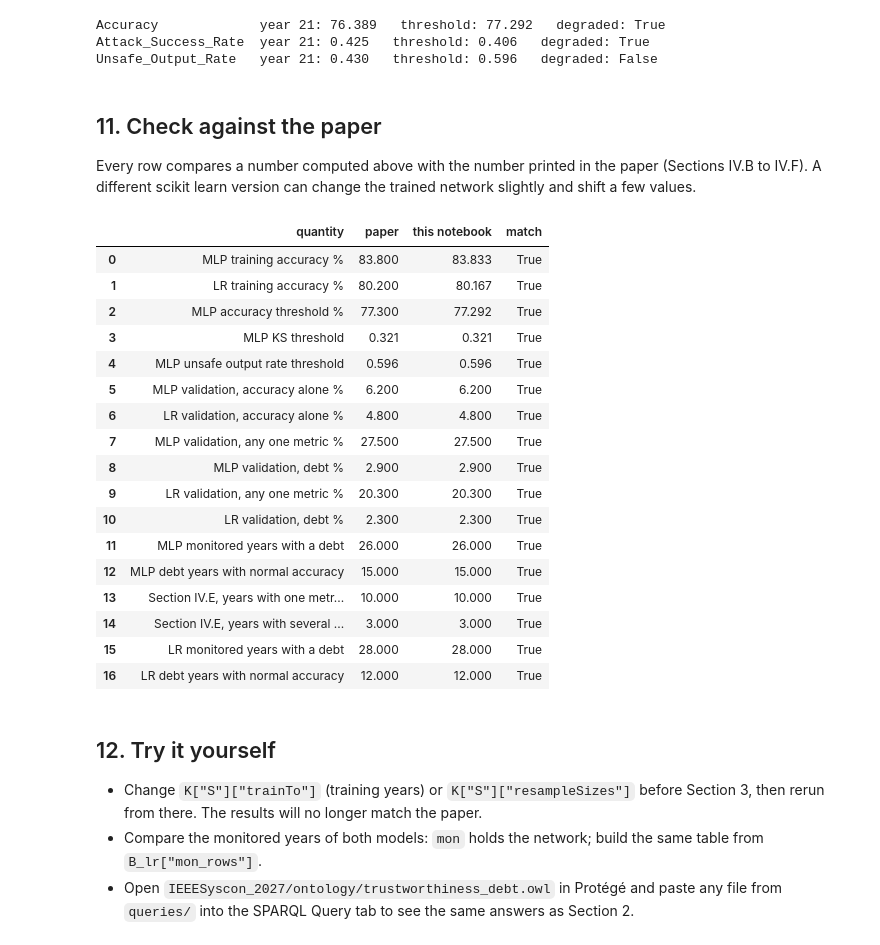
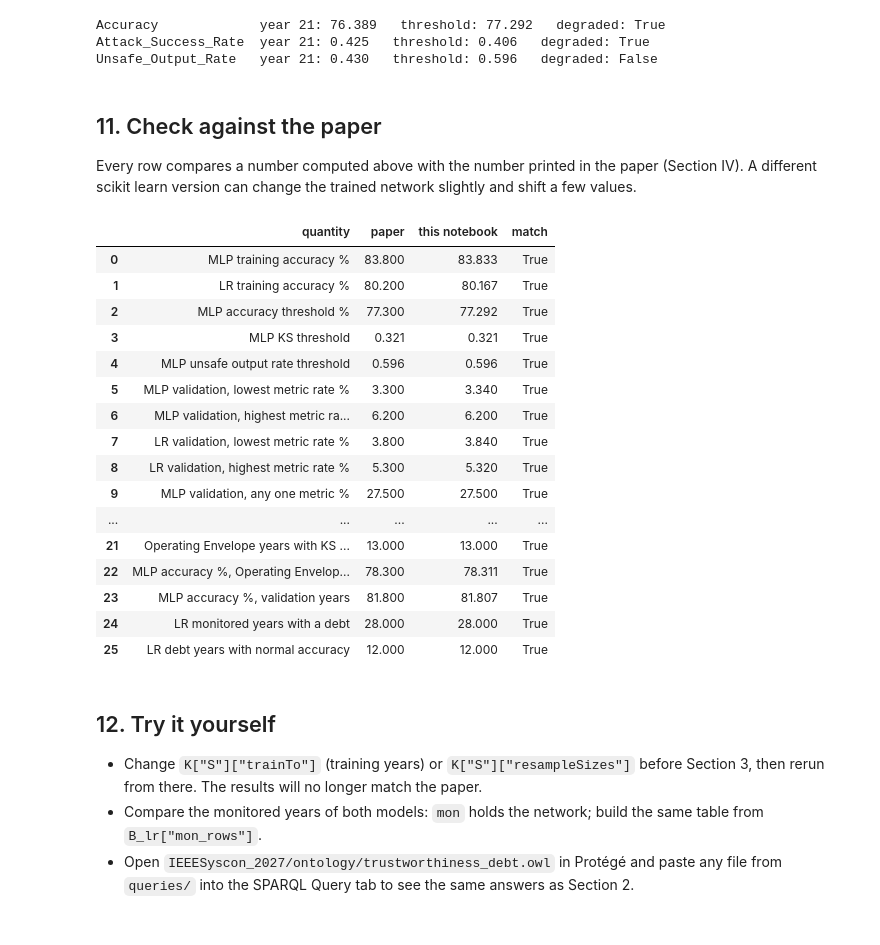
Before and after one commit to anonimoustt/IEEESyscon_2027, a Jupyter notebook: syscon2027_experiment_walkthrough.ipynb, the cells around one changed output. Drawn from its saved outputs; the diff is of its cells as text; code cells hidden in the pictures.

```diff
--- a/syscon2027_experiment_walkthrough.ipynb
+++ b/syscon2027_experiment_walkthrough.ipynb
@@ -659,6 +659,7 @@ def evidence(B):
                 "KS alone": int((V[:, j_ks] > B["tau"][j_ks]).sum()),
                 "Any one metric": sum(r["n"] >= 1 for r in rows),
                 "Any two metrics": sum(r["n"] >= 2 for r in rows),
+                "All attributes, one metric allowed": sum(bool(r["debts"] or r["one_metric_only"]) for r in rows),
                 "Debt from two related metrics": sum(bool(r["debts"]) for r in rows)}
     v, m = count(B["val_rows"], B["V_val"]), count(B["mon_rows"], B["V_mon"])
     out = pd.DataFrame({"Resampled %": {k: round(100 * x / len(B["V_val"]), 1) for k, x in v.items()},
@@ -741,55 +744,67 @@ Unsafe_Output_Rate   year 21: 0.430   threshold: 0.596   degraded: False
 # %% [markdown]
 ## 11. Check against the paper
 
-Every row compares a number computed above with the number printed in the paper (Sections IV.B to IV.F).
+Every row compares a number computed above with the number printed in the paper (Section IV).
 A different scikit learn version can change the trained network slightly and shift a few values.
 # %%
 pl = B["K"]["PLAN"]; pl_lr = B_lr["K"]["PLAN"]
+j_acc, j_ks = pl.index("Accuracy"), pl.index("KS")
+rate = lambda B: 100 * (B["V_val"] > B["tau"]).mean(axis=0)
+ks_max = B["V_val"][:, j_ks].max()
+oe = [i for i, r in enumerate(B["mon_rows"]) if "OE" in r["debts"]]
 checks = [
     ("MLP training accuracy %", 83.8, 100 * B["model"].score(B["Z"][B["tr"]], y_all[B["tr"]])),
     ("LR training accuracy %", 80.2, 100 * B_lr["model"].score(B_lr["Z"][B_lr["tr"]], y_all[B_lr["tr"]])),
     ("MLP accuracy threshold %", 77.3, shown("Accuracy", B["tau"][pl.index("Accuracy")])),
     ("MLP KS threshold", 0.321, B["tau"][pl.index("KS")]),
     ("MLP unsafe output rate threshold", 0.596, B["tau"][pl.index("Unsafe_Output_Rate")]),
-    ("MLP validation, accuracy alone %", 6.2, ev.loc["Accuracy alone", "Resampled %"]),
-    ("LR validation, accuracy alone %", 4.8, ev_lr.loc["Accuracy alone", "Resampled %"]),
+    ("MLP validation, lowest metric rate %", 3.3, rate(B).min()),
+    ("MLP validation, highest metric rate %", 6.2, rate(B).max()),
+    ("LR validation, lowest metric rate %", 3.8, rate(B_lr).min()),
+    ("LR validation, highest metric rate %", 5.3, rate(B_lr).max()),
     ("MLP validation, any one metric %", 27.5, ev.loc["Any one metric", "Resampled %"]),
+    ("MLP validation, any two metrics %", 11.6, ev.loc["Any two metrics", "Resampled %"]),
+    ("MLP validation, all attributes, one metric allowed %", 8.1, ev.loc["All attributes, one metric allowed", "Resampled %"]),
     ("MLP validation, debt %", 2.9, ev.loc["Debt from two related metrics", "Resampled %"]),
     ("LR validation, any one metric %", 20.3, ev_lr.loc["Any one metric", "Resampled %"]),
+    ("LR validation, any two metrics %", 10.7, ev_lr.loc["Any two metrics", "Resampled %"]),
+    ("LR validation, all attributes, one metric allowed %", 2.3, ev_lr.loc["All attributes, one metric allowed", "Resampled %"]),
     ("LR validation, debt %", 2.3, ev_lr.loc["Debt from two related metrics", "Resampled %"]),
     ("MLP monitored years with a debt", 26, ev.loc["Debt from two related metrics", "Years (of 40)"]),
     ("MLP debt years with normal accuracy", 15, missed),
-    ("Section IV.E, years with one metric degraded", 10, table5.loc[1, "years"]),
-    ("Section IV.E, years with several metrics and no debt", 3, table5.loc[2, "years"]),
+    ("MLP accuracy in year 21 %", 76.4, shown("Accuracy", B["V_mon"][B["years"].index(21)][j_acc])),
+    ("KS, largest value in the validation years", 0.521, ks_max),
+    ("Operating Envelope years with KS above it", 13, sum(B["V_mon"][i][j_ks] > ks_max for i in oe)),
+    ("MLP accuracy %, Operating Envelope years", 78.3, np.mean([shown("Accuracy", B["V_mon"][i][j_acc]) for i in oe])),
+    ("MLP accuracy %, validation years", 81.8, np.mean([shown("Accuracy", v) for v in B["V_val"][:, j_acc]])),
     ("LR monitored years with a debt", 28, ev_lr.loc["Debt from two related metrics", "Years (of 40)"]),
     ("LR debt years with normal accuracy", 12, missed_lr),
 ]
 res = pd.DataFrame(checks, columns=["quantity", "paper", "this notebook"])
 res["this notebook"] = res["this notebook"].astype(float).round(3)
 def decimals(p):
     t = repr(p)
     return len(t.split(".")[1]) if "." in t else 0
 res["match"] = [round(n, decimals(p)) == p for p, n in zip(res["paper"], res["this notebook"])]
 display(res)
 # %% [output]
 |  | quantity | paper | this notebook | match |
 | 0 | MLP training accuracy % | 83.800 | 83.833 | True |
 | 1 | LR training accuracy % | 80.200 | 80.167 | True |
 | 2 | MLP accuracy threshold % | 77.300 | 77.292 | True |
 | 3 | MLP KS threshold | 0.321 | 0.321 | True |
 | 4 | MLP unsafe output rate threshold | 0.596 | 0.596 | True |
-| 5 | MLP validation, accuracy alone % | 6.200 | 6.200 | True |
-| 6 | LR validation, accuracy alone % | 4.800 | 4.800 | True |
-| 7 | MLP validation, any one metric % | 27.500 | 27.500 | True |
-| 8 | MLP validation, debt % | 2.900 | 2.900 | True |
-| 9 | LR validation, any one metric % | 20.300 | 20.300 | True |
-| 10 | LR validation, debt % | 2.300 | 2.300 | True |
-| 11 | MLP monitored years with a debt | 26.000 | 26.000 | True |
-| 12 | MLP debt years with normal accuracy | 15.000 | 15.000 | True |
-| 13 | Section IV.E, years with one metr... | 10.000 | 10.000 | True |
-| 14 | Section IV.E, years with several ... | 3.000 | 3.000 | True |
-| 15 | LR monitored years with a debt | 28.000 | 28.000 | True |
-| 16 | LR debt years with normal accuracy | 12.000 | 12.000 | True |
+| 5 | MLP validation, lowest metric rate % | 3.300 | 3.340 | True |
+| 6 | MLP validation, highest metric ra... | 6.200 | 6.200 | True |
+| 7 | LR validation, lowest metric rate % | 3.800 | 3.840 | True |
+| 8 | LR validation, highest metric rate % | 5.300 | 5.320 | True |
+| 9 | MLP validation, any one metric % | 27.500 | 27.500 | True |
+| ... | ... | ... | ... | ... |
+| 21 | Operating Envelope years with KS ... | 13.000 | 13.000 | True |
+| 22 | MLP accuracy %, Operating Envelop... | 78.300 | 78.311 | True |
+| 23 | MLP accuracy %, validation years | 81.800 | 81.807 | True |
+| 24 | LR monitored years with a debt | 28.000 | 28.000 | True |
+| 25 | LR debt years with normal accuracy | 12.000 | 12.000 | True |
 # %% [markdown]
 ## 12. Try it yourself
 
```
Also changed, not shown: parts of 18 cells of this notebook, 12 other files.
